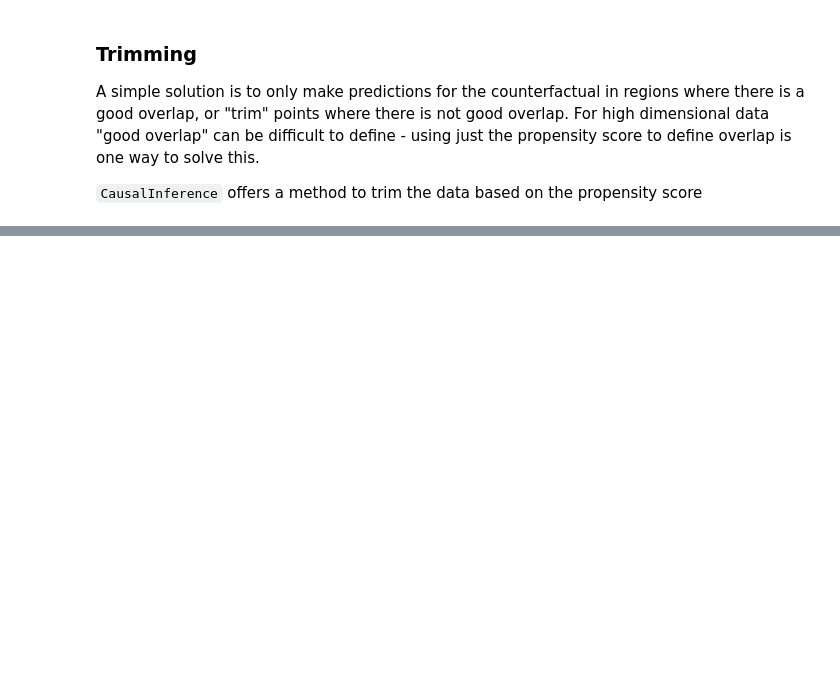
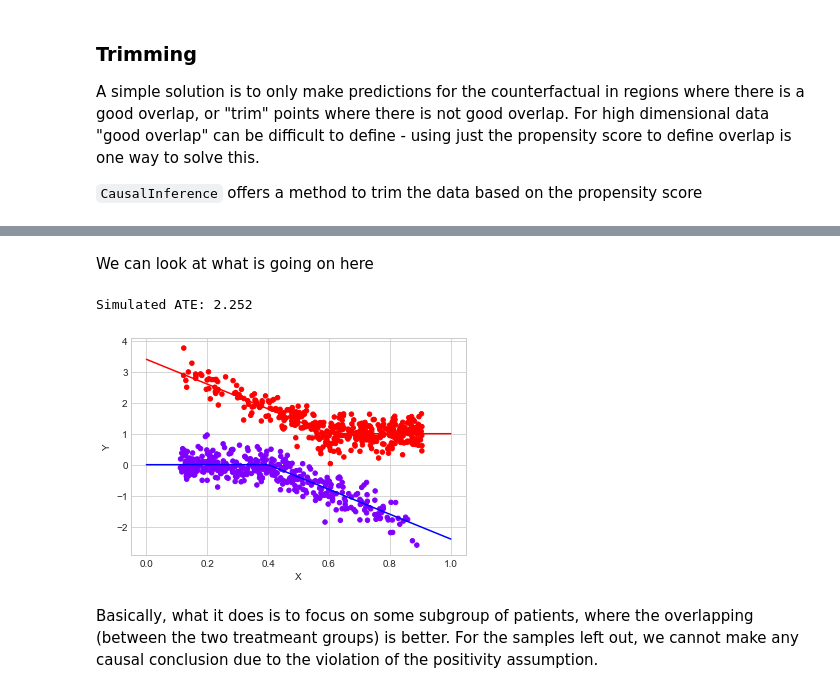
Before and after one commit to manuelrt/DeCART_Modeling_2019, a Jupyter notebook: L3_weighting_matching.ipynb, the cells around one changed output, grey strips where cells are left out. Saved outputs shown, nothing was run; the diff lists cells and outputs as text; code cells hidden in the pictures; blank space fills up the shorter version.

```diff
--- a/L3_weighting_matching.ipynb
+++ b/L3_weighting_matching.ipynb
@@ -448,3 +437,15 @@ Treatment Effect Estimates: Matching
 A simple solution is to only make predictions for the counterfactual in regions where there is a good overlap, or "trim" points where there is not good overlap. For high dimensional data "good overlap" can be difficult to define - using just the propensity score to define overlap is one way to solve this.
 
 `CausalInference` offers a method to trim the data based on the propensity score
+# %%
+# trimming
+cm2 = CausalModel(
+    Y=data_example3.Y.values,
+    D=data_example3.A.values,
+    X=data_example3.X.values)
+
+cm2.est_propensity_s()
+cm2.trim_s()
+cm2.est_via_matching()
+
+print(cm2.estimates)
@@ -450,0 +460,22 @@ A simple solution is to only make predictions for the counterfactual in regions
+# %% [markdown]
+We can look at what is going on here
+# %%
+# mask out the trimmed portion
+propensity = cm2.propensity["fitted"]
+cutoff = cm2.cutoff
+mask = (propensity > cutoff) &  (propensity < 1 - cutoff)
+
+# plot the data
+data_example3[mask].plot.scatter(x="X", y="Y", c="A", cmap="rainbow", colorbar=False)
+
+# latent traj
+t = np.linspace(0,1,100)
+y0 =  np.where(t >= 0.4, -4*(t - 0.4), 0)
+y1 =  np.where(t < 0.6,  -4*(t - 0.6), 0) + 1
+plt.plot(t, y0, "b")
+plt.plot(t, y1, "r")
+# %% [output]
+Simulated ATE: 2.252
+[figure, added]
+# %% [markdown]
+Basically, what it does is to focus on some subgroup of patients, where the overlapping (between the two treatmeant groups) is better. For the samples left out, we cannot make any causal conclusion due to the violation of the positivity assumption.
```
Also changed, not shown: parts of 33 cells of this notebook, 3 other files.
